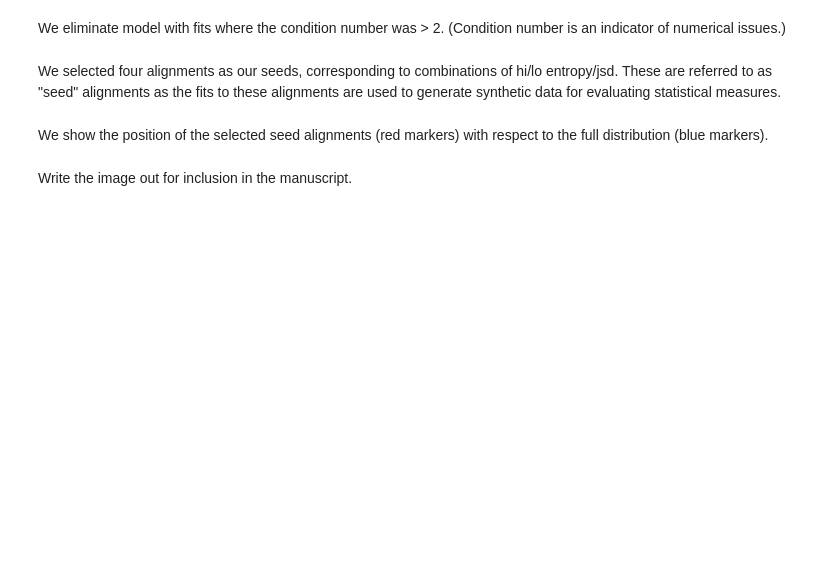
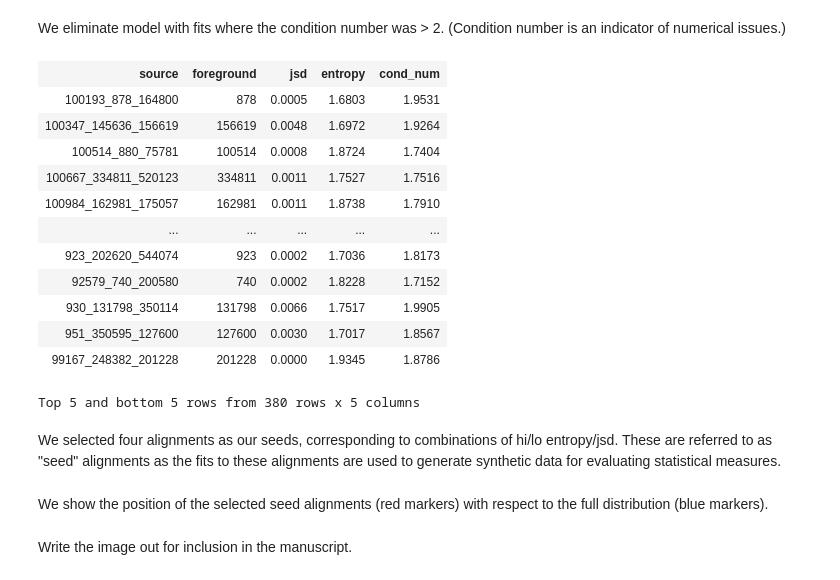
Before and after one commit to GavinHuttley/MutationDiseqAnalysis, a Jupyter notebook: nbks/plot_jsd_x_entropy.ipynb, the cells around one changed output. Drawn from its saved outputs; the diff is of its cells as text; code cells hidden in the pictures; blank space fills up the shorter version.

Commit message:
MAINT: updated jsd vs entropy plot notebook

```diff
--- a/nbks/plot_jsd_x_entropy.ipynb
+++ b/nbks/plot_jsd_x_entropy.ipynb
@@ -10,5 +14,5 @@ import plotly.express as px
 # %%
-path = "../data/raw/microbial/fit_gn-stats.tinydb"
+path = "../data/raw/microbial/fit_gn-stats.sqlitedb"
 dstore = io.get_data_store(path)
 dstore
 # %% [output]
@@ -19,4 +27,6 @@ records = [loader(m) for m in dstore]
 # %%
+loader = sql_loader()
+records = [loader(m) for m in dstore]
 header = records[0].header()
 rows = [r.to_record() for r in records]
 table = make_table(header=header, data=rows)
@@ -24,6 +34,21 @@ table = make_table(header=header, data=rows)
 We eliminate model with fits where the condition number was > 2. (Condition number is an indicator of numerical issues.)
 # %%
 table = table.filtered(lambda x: x <= 2, columns="cond_num")
+table
+# %% [output]
+| source | foreground | jsd | entropy | cond_num |
+| 100193_878_164800 | 878 | 0.0005 | 1.6803 | 1.9531 |
+| 100347_145636_156619 | 156619 | 0.0048 | 1.6972 | 1.9264 |
+| 100514_880_75781 | 100514 | 0.0008 | 1.8724 | 1.7404 |
+| 100667_334811_520123 | 334811 | 0.0011 | 1.7527 | 1.7516 |
+| 100984_162981_175057 | 162981 | 0.0011 | 1.8738 | 1.7910 |
+| ... | ... | ... | ... | ... |
+| 923_202620_544074 | 923 | 0.0002 | 1.7036 | 1.8173 |
+| 92579_740_200580 | 740 | 0.0002 | 1.8228 | 1.7152 |
+| 930_131798_350114 | 131798 | 0.0066 | 1.7517 | 1.9905 |
+| 951_350595_127600 | 127600 | 0.0030 | 1.7017 | 1.8567 |
+| 99167_248382_201228 | 201228 | 0.0000 | 1.9345 | 1.8786 |
+Top 5 and bottom 5 rows from 380 rows x 5 columns
 # %% [markdown]
 We selected four alignments as our seeds, corresponding to combinations of hi/lo entropy/jsd. These are referred to as "seed" alignments as the fits to these alignments are used to generate synthetic data for evaluating statistical measures.
 # %%
```
Also changed, not shown: parts of 7 cells of this notebook.
